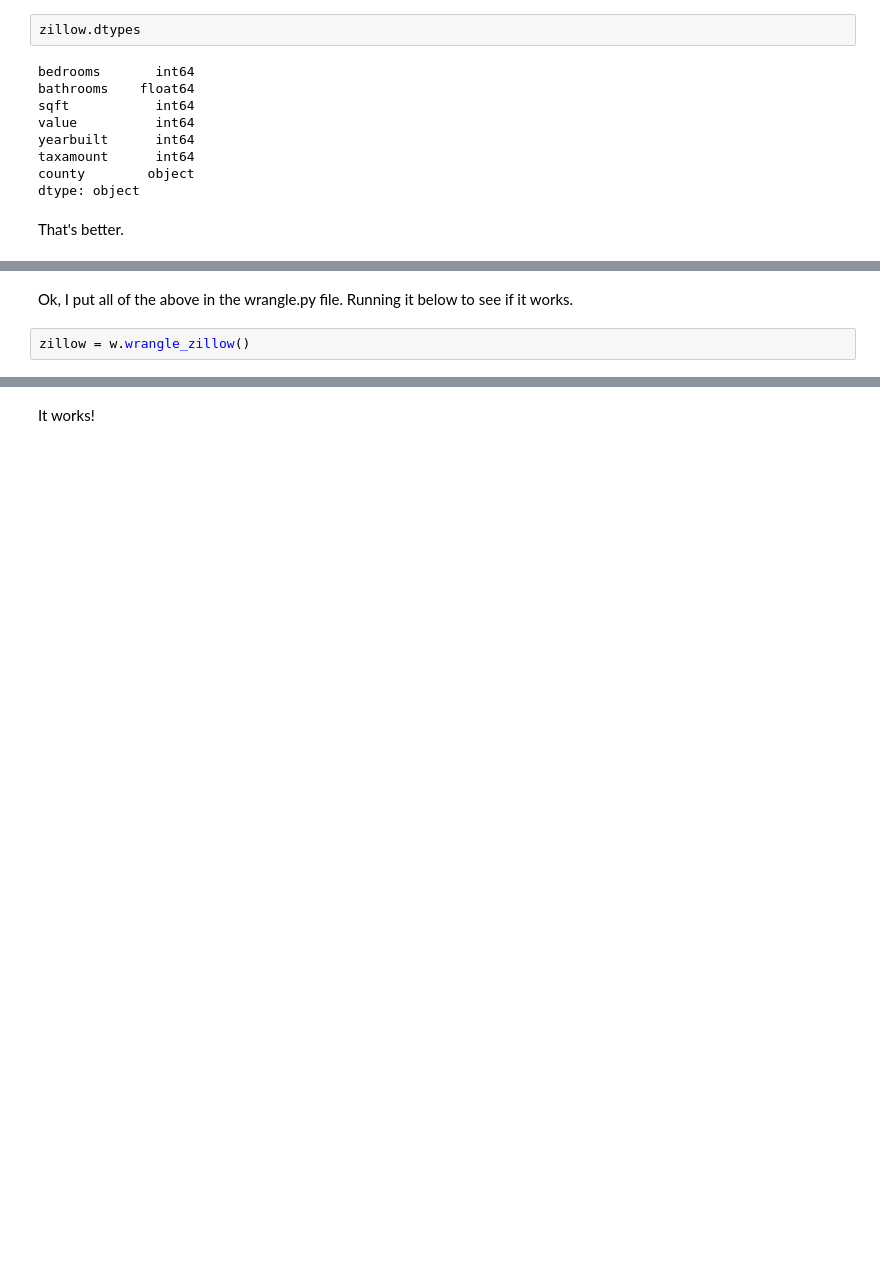
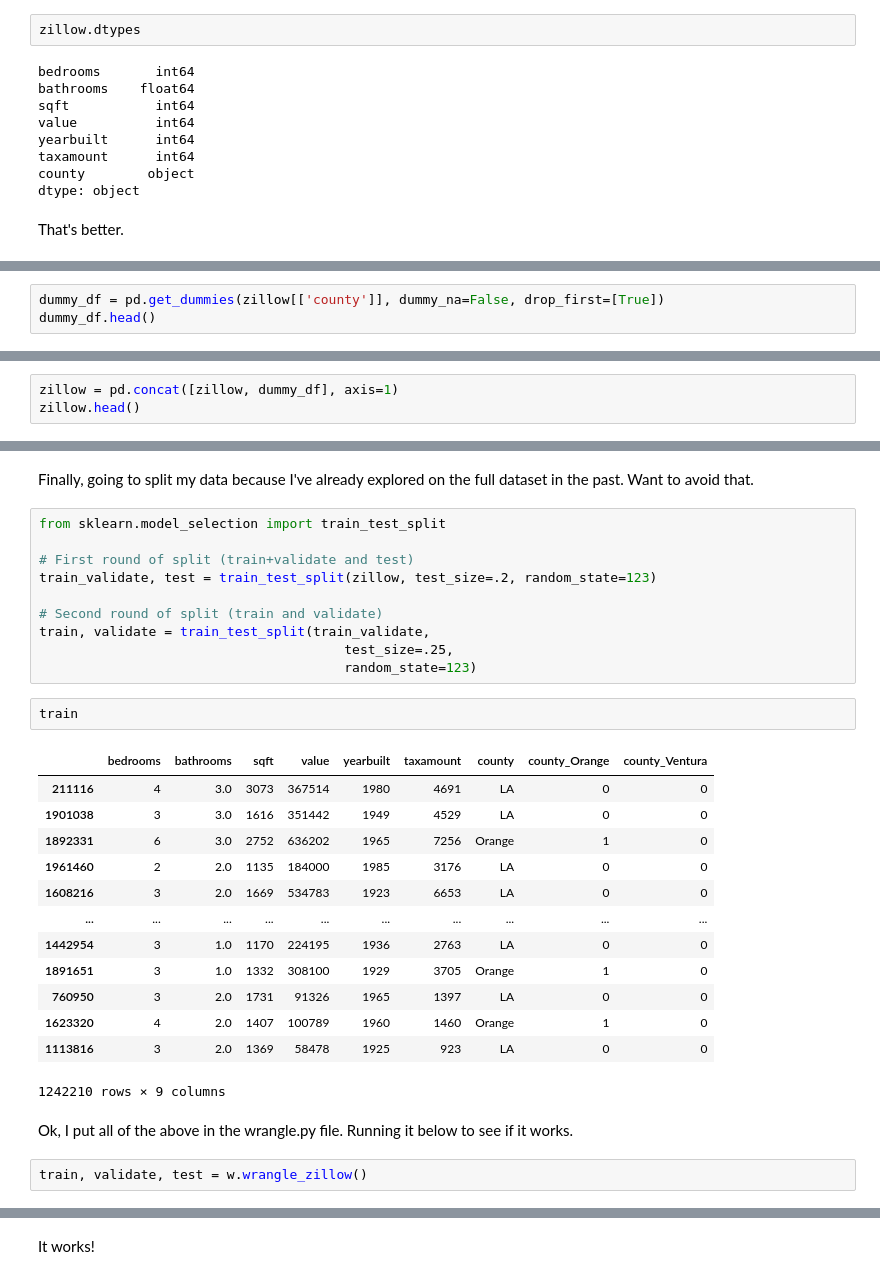
Before and after one commit to wilson-velasco/regression-exercises, a Jupyter notebook: wrangle.ipynb, the cells around one changed output, grey strips where cells are left out. Drawn from its saved outputs; the diff is of its cells as text; blank space fills up the shorter version.

```diff
--- a/wrangle.ipynb
+++ b/wrangle.ipynb
@@ -281,0 +288,3 @@ That's better.
+# %%
+dummy_df = pd.get_dummies(zillow[['county']], dummy_na=False, drop_first=[True])
+dummy_df.head()
@@ -281,0 +298,3 @@ That's better.
+# %%
+zillow = pd.concat([zillow, dummy_df], axis=1)
+zillow.head()
@@ -282,5 +308,33 @@ That's better.
+# %% [markdown]
+Finally, going to split my data because I've already explored on the full dataset in the past. Want to avoid that.
+# %%
+from sklearn.model_selection import train_test_split
+
+# First round of split (train+validate and test)
+train_validate, test = train_test_split(zillow, test_size=.2, random_state=123)
+
+# Second round of split (train and validate)
+train, validate = train_test_split(train_validate,
+                                       test_size=.25,
+                                       random_state=123)
+# %%
+train
+# %% [output]
+|  | bedrooms | bathrooms | sqft | value | yearbuilt | taxamount | county | county_Orange | county_Ventura |
+| 211116 | 4 | 3.0 | 3073 | 367514 | 1980 | 4691 | LA | 0 | 0 |
+| 1901038 | 3 | 3.0 | 1616 | 351442 | 1949 | 4529 | LA | 0 | 0 |
+| 1892331 | 6 | 3.0 | 2752 | 636202 | 1965 | 7256 | Orange | 1 | 0 |
+| 1961460 | 2 | 2.0 | 1135 | 184000 | 1985 | 3176 | LA | 0 | 0 |
+| 1608216 | 3 | 2.0 | 1669 | 534783 | 1923 | 6653 | LA | 0 | 0 |
+| ... | ... | ... | ... | ... | ... | ... | ... | ... | ... |
+| 1442954 | 3 | 1.0 | 1170 | 224195 | 1936 | 2763 | LA | 0 | 0 |
+| 1891651 | 3 | 1.0 | 1332 | 308100 | 1929 | 3705 | Orange | 1 | 0 |
+| 760950 | 3 | 2.0 | 1731 | 91326 | 1965 | 1397 | LA | 0 | 0 |
+| 1623320 | 4 | 2.0 | 1407 | 100789 | 1960 | 1460 | Orange | 1 | 0 |
+| 1113816 | 3 | 2.0 | 1369 | 58478 | 1925 | 923 | LA | 0 | 0 |
+1242210 rows × 9 columns
 # %% [markdown]
 Ok, I put all of the above in the wrangle.py file. Running it below to see if it works.
 # %%
-zillow = w.wrangle_zillow()
+train, validate, test = w.wrangle_zillow()
 # %%
```
Also changed, not shown: parts of 21 cells of this notebook, 6 other files.
